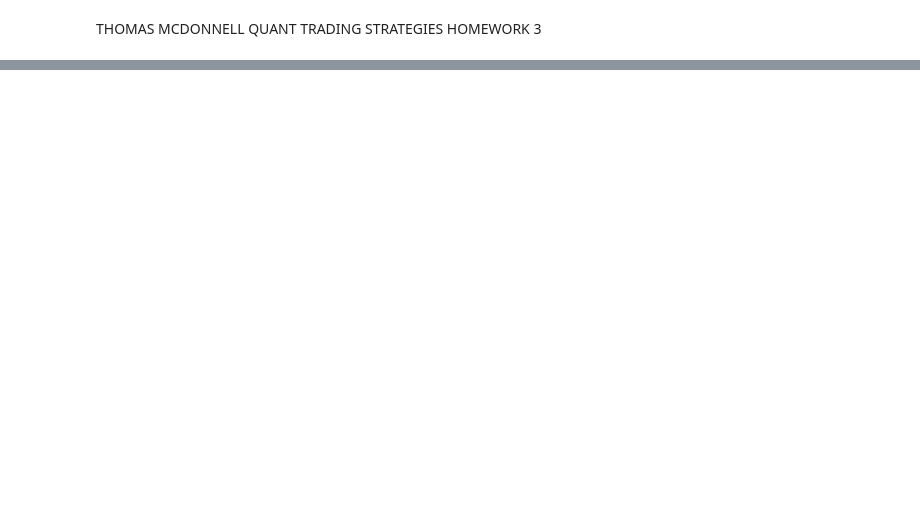
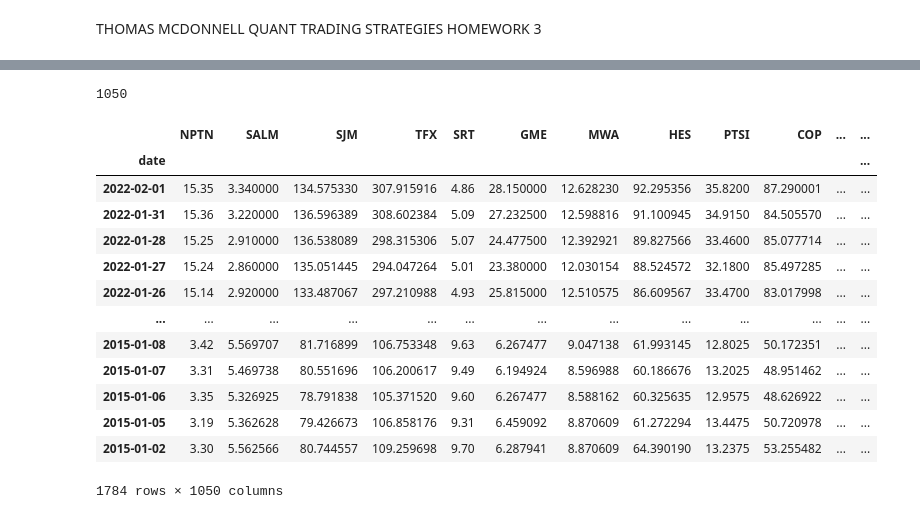
Before and after one commit to tsmcdonnell6604/Quant-Trading-Strategies, a Jupyter notebook: QTS_HW_3.ipynb, the cells around one changed output, grey strips where cells are left out. Drawn from its saved outputs; the diff is of its cells as text; code cells hidden in the pictures; blank space fills up the shorter version.

```diff
--- a/QTS_HW_3.ipynb
+++ b/QTS_HW_3.ipynb
@@ -73,0 +99,51 @@ FR_data
+# %%
+merged_df = merged_df.dropna(subset=['filing_date'])
+# %%
+merged_df = merged_df.set_index('ticker')
+# %%
+ticker_counts = {}
+for ticker in tqdm(unique_tickers):
+    # Get the number of rows for the current ticker
+    num_rows = merged_df.loc[merged_df.index == ticker].shape[0]
+    # Add the ticker and number of rows to the dictionary
+    ticker_counts[ticker] = num_rows
+# %%
+#drop all tickers where they dont have at least 28 instances of data
+tickers_to_drop = [ticker for ticker in ticker_counts if ticker_counts[ticker] != 31]
+
+# Drop rows where the 'ticker' column is in the list of tickers to drop
+merged_df = merged_df[~merged_df.index.isin(tickers_to_drop)]
+FR
+unique_tickers = merged_df.index.unique().tolist()
+# %%
+len(unique_tickers)
+# %% [output]
+1050
+# %%
+eod_price = pd.DataFrame(columns = unique_tickers)
+eod_price['AAPL'] = quandl.get_table('QUOTEMEDIA/PRICES', ticker = ['AAPL'], api_key = 'uoxc6V3s61czWuHoGLcs',
+                    qopts = { 'columns': ['ticker', 'date', 'adj_close'] },
+                    date = { 'gte': '2015-01-01', 'lte': '2022-02-01' },
+                     paginate=True).set_index('date')[['adj_close']]
+for ticker in tqdm(unique_tickers):
+    df =  quandl.get_table('QUOTEMEDIA/PRICES', ticker = [ticker], api_key = 'uoxc6V3s61czWuHoGLcs',
+                    qopts = { 'columns': ['ticker', 'date', 'adj_close'] },
+                    date = { 'gte': '2015-01-01', 'lte': '2022-02-01' },
+                     paginate=True)
+    eod_price[ticker] = df.set_index('date')[['adj_close']]
+eod_price
+# %% [output]
+|  | NPTN | SALM | SJM | TFX | SRT | GME | MWA | HES | PTSI | COP | ... | ... |
+| date |  |  |  |  |  |  |  |  |  |  |  | ... |
+| 2022-02-01 | 15.35 | 3.340000 | 134.575330 | 307.915916 | 4.86 | 28.150000 | 12.628230 | 92.295356 | 35.8200 | 87.290001 | ... | ... |
+| 2022-01-31 | 15.36 | 3.220000 | 136.596389 | 308.602384 | 5.09 | 27.232500 | 12.598816 | 91.100945 | 34.9150 | 84.505570 | ... | ... |
+| 2022-01-28 | 15.25 | 2.910000 | 136.538089 | 298.315306 | 5.07 | 24.477500 | 12.392921 | 89.827566 | 33.4600 | 85.077714 | ... | ... |
+| 2022-01-27 | 15.24 | 2.860000 | 135.051445 | 294.047264 | 5.01 | 23.380000 | 12.030154 | 88.524572 | 32.1800 | 85.497285 | ... | ... |
+| 2022-01-26 | 15.14 | 2.920000 | 133.487067 | 297.210988 | 4.93 | 25.815000 | 12.510575 | 86.609567 | 33.4700 | 83.017998 | ... | ... |
+| ... | ... | ... | ... | ... | ... | ... | ... | ... | ... | ... | ... | ... |
+| 2015-01-08 | 3.42 | 5.569707 | 81.716899 | 106.753348 | 9.63 | 6.267477 | 9.047138 | 61.993145 | 12.8025 | 50.172351 | ... | ... |
+| 2015-01-07 | 3.31 | 5.469738 | 80.551696 | 106.200617 | 9.49 | 6.194924 | 8.596988 | 60.186676 | 13.2025 | 48.951462 | ... | ... |
+| 2015-01-06 | 3.35 | 5.326925 | 78.791838 | 105.371520 | 9.60 | 6.267477 | 8.588162 | 60.325635 | 12.9575 | 48.626922 | ... | ... |
+| 2015-01-05 | 3.19 | 5.362628 | 79.426673 | 106.858176 | 9.31 | 6.459092 | 8.870609 | 61.272294 | 13.4475 | 50.720978 | ... | ... |
+| 2015-01-02 | 3.30 | 5.562566 | 80.744557 | 109.259698 | 9.70 | 6.287941 | 8.870609 | 64.390190 | 13.2375 | 53.255482 | ... | ... |
+1784 rows × 1050 columns
```
Also changed, not shown: parts of 79 cells of this notebook, 7 other files.
